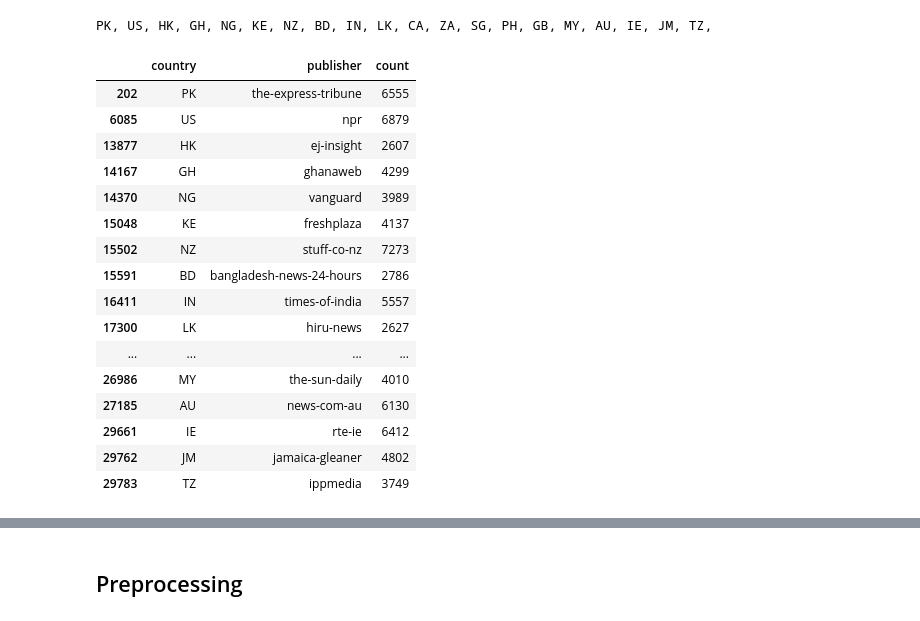
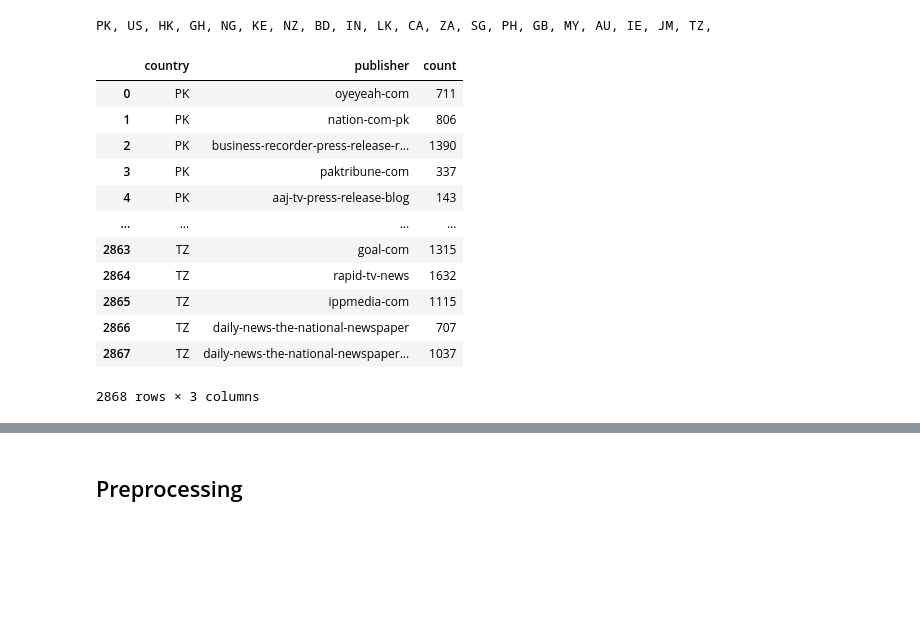
Before and after one commit to mbmackenzie/peace-speech-project, a Jupyter notebook: Text_Preprocessing_Cosine_Ngram_Merged.ipynb, the cells around one changed output, grey strips where cells are left out. Saved outputs shown, nothing was run; the diff lists cells and outputs as text; code cells hidden in the pictures; blank space fills up the shorter version.

```diff
--- a/Text_Preprocessing_Cosine_Ngram_Merged.ipynb
+++ b/Text_Preprocessing_Cosine_Ngram_Merged.ipynb
@@ -20,8 +19,11 @@ from scipy.spatial.distance import cosine
 
 # !pip install transformers
 # !pip install sentence_transformers
+# %%
+name_of_folder_for_processing = 'sampled_raw'
+Country_to_process = 'IN'
 # %%
-base_dir = os.path.join(os.getcwd(), 'data', 'clean')
+base_dir = os.path.join(os.getcwd(), 'data', name_of_folder_for_processing)
 countries_list = os.listdir(base_dir) # dir is your directory path
 summary = []
 
@@ -42,25 +42,23 @@ PK, US, HK, GH, NG, KE, NZ, BD, IN, LK, CA, ZA, SG, PH, GB, MY, AU, IE, JM, TZ,
+# %%
+summary_df
+# %% [output]
+|  | country | publisher | count |
+| 0 | PK | oyeyeah-com | 711 |
+| 1 | PK | nation-com-pk | 806 |
+| 2 | PK | business-recorder-press-release-r... | 1390 |
+| 3 | PK | paktribune-com | 337 |
+| 4 | PK | aaj-tv-press-release-blog | 143 |
+| ... | ... | ... | ... |
+| 2863 | TZ | goal-com | 1315 |
+| 2864 | TZ | rapid-tv-news | 1632 |
+| 2865 | TZ | ippmedia-com | 1115 |
+| 2866 | TZ | daily-news-the-national-newspaper | 707 |
+| 2867 | TZ | daily-news-the-national-newspaper... | 1037 |
+2868 rows × 3 columns
 # %%
-idx = summary_df.groupby(['country'])['count'].transform(max) == summary_df['count']
-max_table = summary_df[idx]
-max_table
+# idx = summary_df.groupby(['country'])['count'].transform(max) == summary_df['count']
+# max_table = summary_df[idx]
+# max_table
-# %% [output]
-|  | country | publisher | count |
-| 202 | PK | the-express-tribune | 6555 |
-| 6085 | US | npr | 6879 |
-| 13877 | HK | ej-insight | 2607 |
-| 14167 | GH | ghanaweb | 4299 |
-| 14370 | NG | vanguard | 3989 |
-| 15048 | KE | freshplaza | 4137 |
-| 15502 | NZ | stuff-co-nz | 7273 |
-| 15591 | BD | bangladesh-news-24-hours | 2786 |
-| 16411 | IN | times-of-india | 5557 |
-| 17300 | LK | hiru-news | 2627 |
-| ... | ... | ... | ... |
-| 26986 | MY | the-sun-daily | 4010 |
-| 27185 | AU | news-com-au | 6130 |
-| 29661 | IE | rte-ie | 6412 |
-| 29762 | JM | jamaica-gleaner | 4802 |
-| 29783 | TZ | ippmedia | 3749 |
 # %%
 overall_dict = {}
 
```
Also changed, not shown: parts of 11 cells of this notebook, 1 other file.
